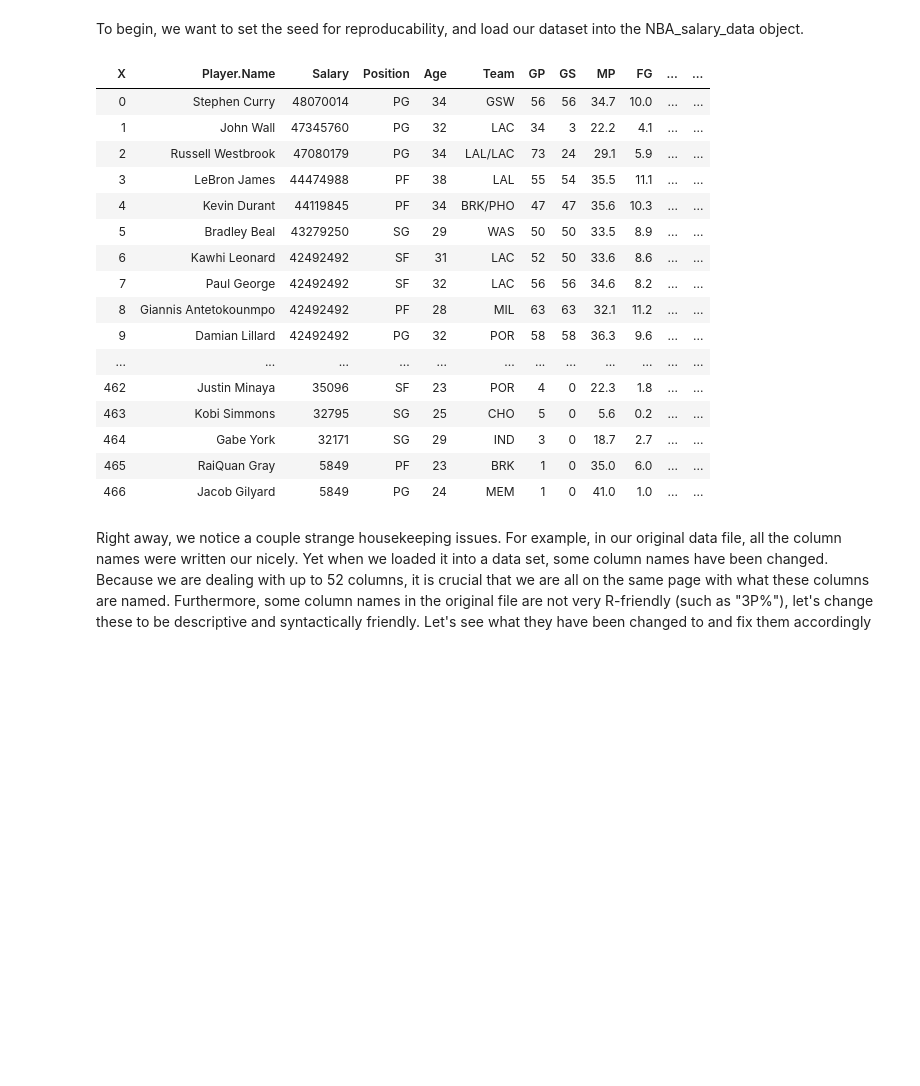
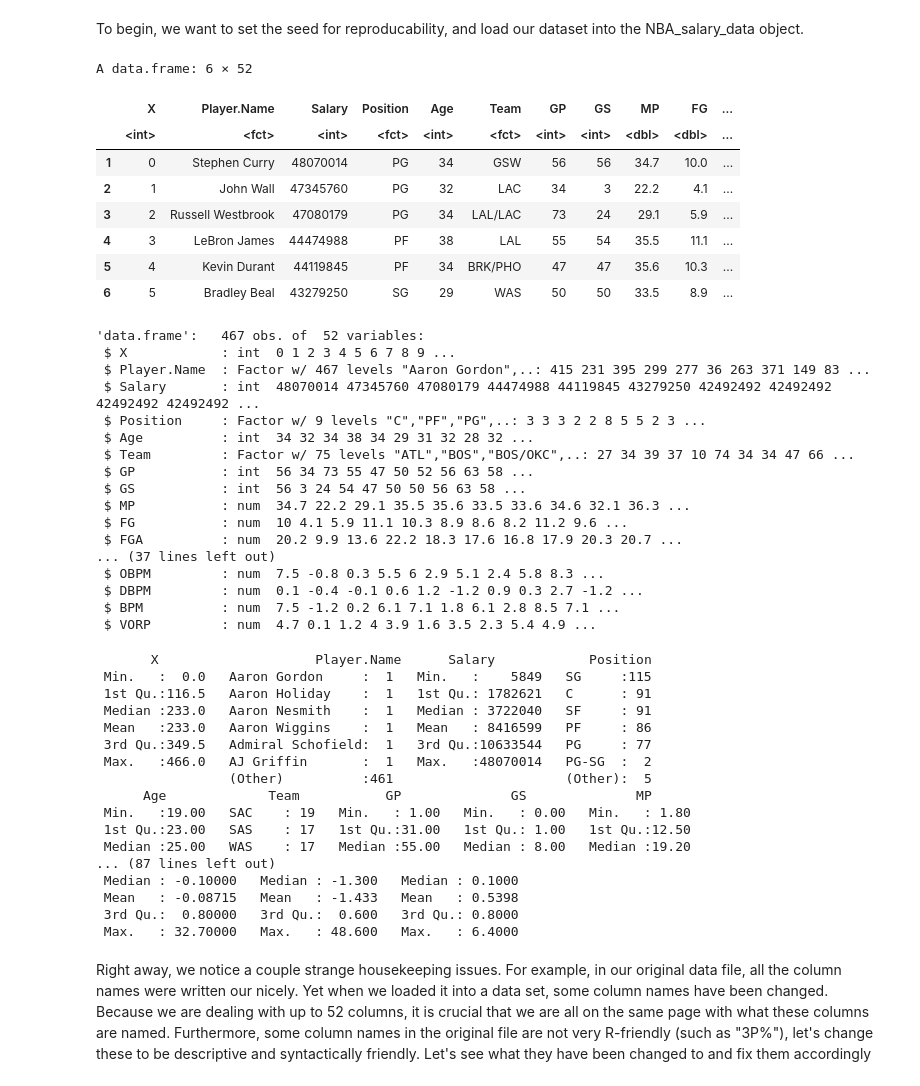
Before and after one commit to jhcrowley/DCSI-100-Group-33, a Jupyter notebook: DSCI_Final_Project_V1.ipynb, the cells around one changed output. Saved outputs shown, nothing was run; the diff lists cells and outputs as text; code cells hidden in the pictures; blank space fills up the shorter version.

```diff
--- a/DSCI_Final_Project_V1.ipynb
+++ b/DSCI_Final_Project_V1.ipynb
@@ -82,26 +66,55 @@ To begin, we want to set the seed for reproducability, and load our dataset into
 # %%
 set.seed(1234)
 
 NBA_salary_data <- read.csv("nba_players_stats_with_salary.csv")
-NBA_salary_data
+
+head(NBA_salary_data)
+str(NBA_salary_data)
+summary(NBA_salary_data)
 # %% [output]
+A data.frame: 6 × 52
-| X | Player.Name | Salary | Position | Age | Team | GP | GS | MP | FG | ... | ... |
-| 0 | Stephen Curry | 48070014 | PG | 34 | GSW | 56 | 56 | 34.7 | 10.0 | ... | ... |
-| 1 | John Wall | 47345760 | PG | 32 | LAC | 34 | 3 | 22.2 | 4.1 | ... | ... |
-| 2 | Russell Westbrook | 47080179 | PG | 34 | LAL/LAC | 73 | 24 | 29.1 | 5.9 | ... | ... |
-| 3 | LeBron James | 44474988 | PF | 38 | LAL | 55 | 54 | 35.5 | 11.1 | ... | ... |
-| 4 | Kevin Durant | 44119845 | PF | 34 | BRK/PHO | 47 | 47 | 35.6 | 10.3 | ... | ... |
-| 5 | Bradley Beal | 43279250 | SG | 29 | WAS | 50 | 50 | 33.5 | 8.9 | ... | ... |
-| 6 | Kawhi Leonard | 42492492 | SF | 31 | LAC | 52 | 50 | 33.6 | 8.6 | ... | ... |
-| 7 | Paul George | 42492492 | SF | 32 | LAC | 56 | 56 | 34.6 | 8.2 | ... | ... |
-| 8 | Giannis Antetokounmpo | 42492492 | PF | 28 | MIL | 63 | 63 | 32.1 | 11.2 | ... | ... |
-| 9 | Damian Lillard | 42492492 | PG | 32 | POR | 58 | 58 | 36.3 | 9.6 | ... | ... |
-| ... | ... | ... | ... | ... | ... | ... | ... | ... | ... | ... | ... |
-| 462 | Justin Minaya | 35096 | SF | 23 | POR | 4 | 0 | 22.3 | 1.8 | ... | ... |
-| 463 | Kobi Simmons | 32795 | SG | 25 | CHO | 5 | 0 | 5.6 | 0.2 | ... | ... |
-| 464 | Gabe York | 32171 | SG | 29 | IND | 3 | 0 | 18.7 | 2.7 | ... | ... |
-| 465 | RaiQuan Gray | 5849 | PF | 23 | BRK | 1 | 0 | 35.0 | 6.0 | ... | ... |
-| 466 | Jacob Gilyard | 5849 | PG | 24 | MEM | 1 | 0 | 41.0 | 1.0 | ... | ... |
+|  | X | Player.Name | Salary | Position | Age | Team | GP | GS | MP | FG | ... |
+|  | <int> | <fct> | <int> | <fct> | <int> | <fct> | <int> | <int> | <dbl> | <dbl> | ... |
+| 1 | 0 | Stephen Curry | 48070014 | PG | 34 | GSW | 56 | 56 | 34.7 | 10.0 | ... |
+| 2 | 1 | John Wall | 47345760 | PG | 32 | LAC | 34 | 3 | 22.2 | 4.1 | ... |
+| 3 | 2 | Russell Westbrook | 47080179 | PG | 34 | LAL/LAC | 73 | 24 | 29.1 | 5.9 | ... |
+| 4 | 3 | LeBron James | 44474988 | PF | 38 | LAL | 55 | 54 | 35.5 | 11.1 | ... |
+| 5 | 4 | Kevin Durant | 44119845 | PF | 34 | BRK/PHO | 47 | 47 | 35.6 | 10.3 | ... |
+| 6 | 5 | Bradley Beal | 43279250 | SG | 29 | WAS | 50 | 50 | 33.5 | 8.9 | ... |
+'data.frame':   467 obs. of  52 variables:
+ $ X            : int  0 1 2 3 4 5 6 7 8 9 ...
+ $ Player.Name  : Factor w/ 467 levels "Aaron Gordon",..: 415 231 395 299 277 36 263 371 149 83 ...
+ $ Salary       : int  48070014 47345760 47080179 44474988 44119845 43279250 42492492 42492492 42492492 42492492 ...
+ $ Position     : Factor w/ 9 levels "C","PF","PG",..: 3 3 3 2 2 8 5 5 2 3 ...
+ $ Age          : int  34 32 34 38 34 29 31 32 28 32 ...
+ $ Team         : Factor w/ 75 levels "ATL","BOS","BOS/OKC",..: 27 34 39 37 10 74 34 34 47 66 ...
+ $ GP           : int  56 34 73 55 47 50 52 56 63 58 ...
+ $ GS           : int  56 3 24 54 47 50 50 56 63 58 ...
+ $ MP           : num  34.7 22.2 29.1 35.5 35.6 33.5 33.6 34.6 32.1 36.3 ...
+ $ FG           : num  10 4.1 5.9 11.1 10.3 8.9 8.6 8.2 11.2 9.6 ...
+ $ FGA          : num  20.2 9.9 13.6 22.2 18.3 17.6 16.8 17.9 20.3 20.7 ...
+... (37 lines left out)
+ $ OBPM         : num  7.5 -0.8 0.3 5.5 6 2.9 5.1 2.4 5.8 8.3 ...
+ $ DBPM         : num  0.1 -0.4 -0.1 0.6 1.2 -1.2 0.9 0.3 2.7 -1.2 ...
+ $ BPM          : num  7.5 -1.2 0.2 6.1 7.1 1.8 6.1 2.8 8.5 7.1 ...
+ $ VORP         : num  4.7 0.1 1.2 4 3.9 1.6 3.5 2.3 5.4 4.9 ...
+       X                    Player.Name      Salary            Position
+ Min.   :  0.0   Aaron Gordon     :  1   Min.   :    5849   SG     :115
+ 1st Qu.:116.5   Aaron Holiday    :  1   1st Qu.: 1782621   C      : 91
+ Median :233.0   Aaron Nesmith    :  1   Median : 3722040   SF     : 91
+ Mean   :233.0   Aaron Wiggins    :  1   Mean   : 8416599   PF     : 86
+ 3rd Qu.:349.5   Admiral Schofield:  1   3rd Qu.:10633544   PG     : 77
+ Max.   :466.0   AJ Griffin       :  1   Max.   :48070014   PG-SG  :  2
+                 (Other)          :461                      (Other):  5
+      Age             Team           GP              GS              MP
+ Min.   :19.00   SAC    : 19   Min.   : 1.00   Min.   : 0.00   Min.   : 1.80
+ 1st Qu.:23.00   SAS    : 17   1st Qu.:31.00   1st Qu.: 1.00   1st Qu.:12.50
+ Median :25.00   WAS    : 17   Median :55.00   Median : 8.00   Median :19.20
+... (87 lines left out)
+ Median : -0.10000   Median : -1.300   Median : 0.1000
+ Mean   : -0.08715   Mean   : -1.433   Mean   : 0.5398
+ 3rd Qu.:  0.80000   3rd Qu.:  0.600   3rd Qu.: 0.8000
+ Max.   : 32.70000   Max.   : 48.600   Max.   : 6.4000
 # %% [markdown]
 Right away, we notice a couple strange housekeeping issues. For example, in our original data file, all the column names were written our nicely. Yet when we loaded it into a data set, some column names have been changed. Because we are dealing with up to 52 columns, it is crucial that we are all on the same page with what these columns are named. Furthermore, some column names in the original file are not very R-friendly (such as "3P%"), let's change these to be descriptive and syntactically friendly. Let's see what they have been changed to and fix them accordingly
 # %%
```
Also changed, not shown: parts of 12 cells of this notebook.
